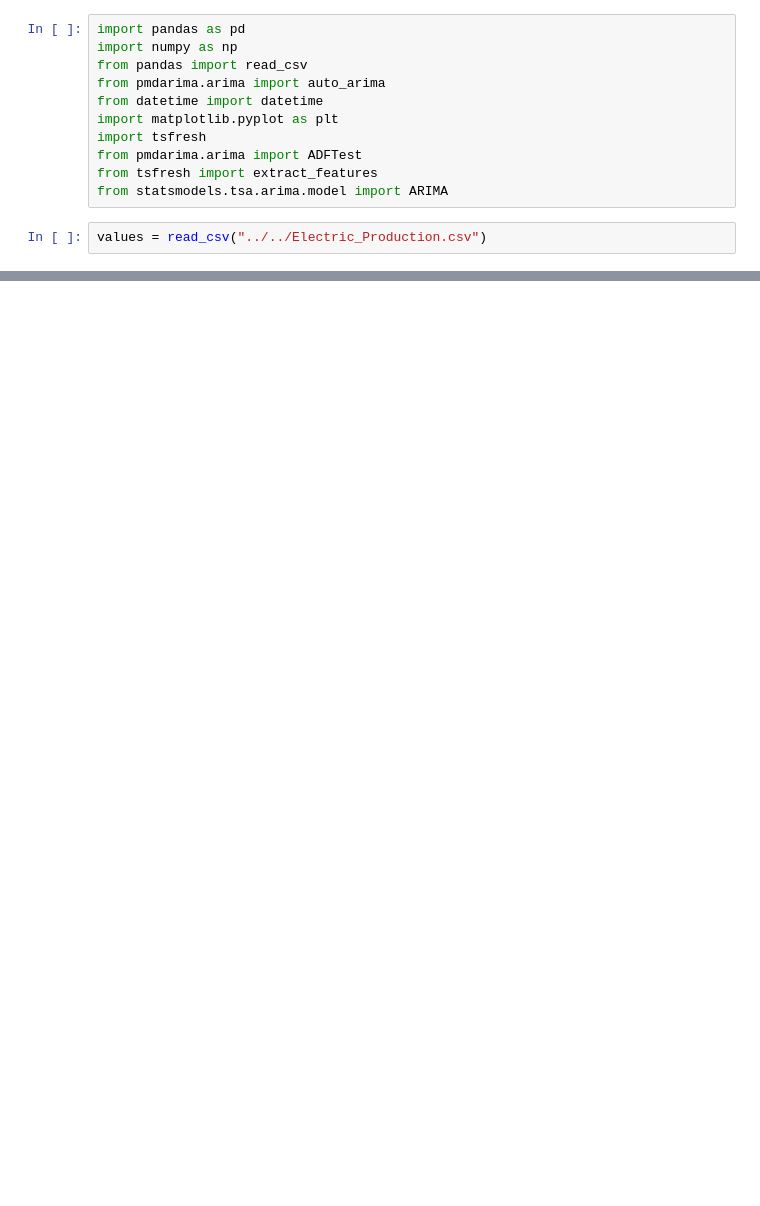
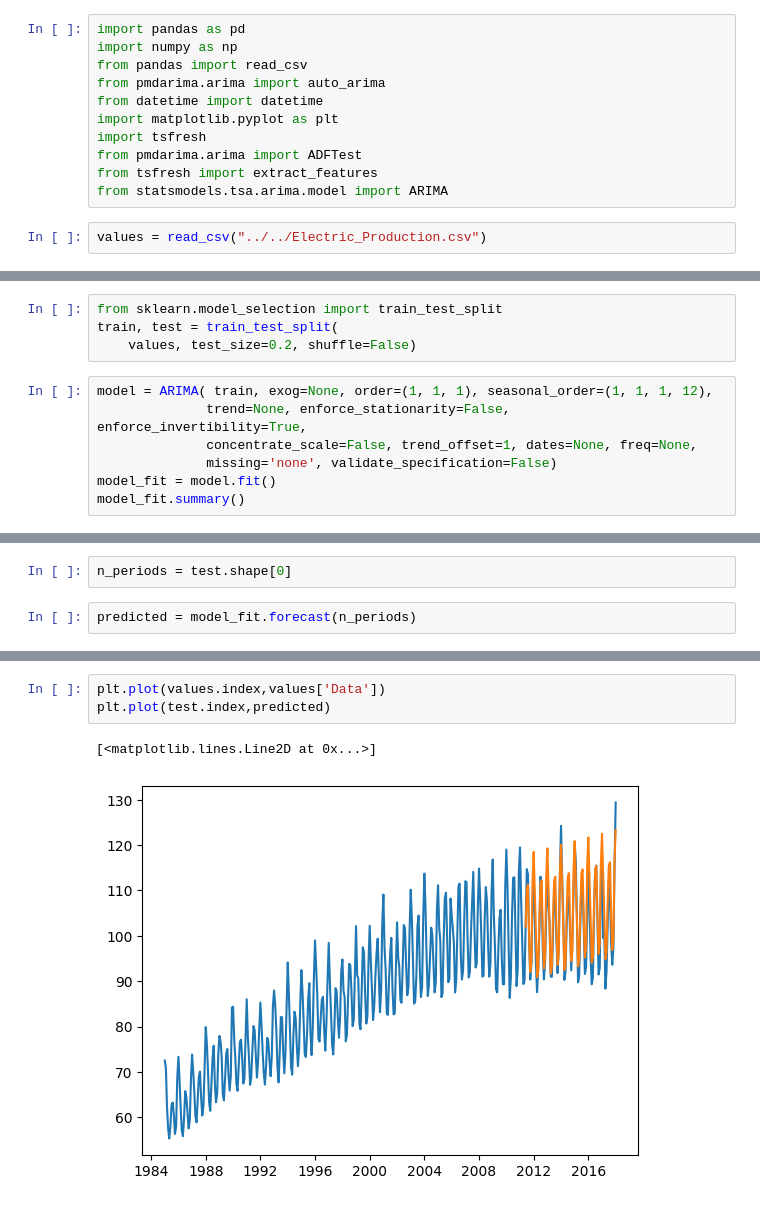
Before and after one commit to duyy1805/DoAn1, a Jupyter notebook: server/core/test2.ipynb, the cells around one changed output, grey strips where cells are left out. Drawn from its saved outputs; the diff is of its cells as text; blank space fills up the shorter version.

```diff
--- a/server/core/test2.ipynb
+++ b/server/core/test2.ipynb
@@ -39,0 +21,11 @@ Name: DATE, Length: 397, dtype: object
+# %%
+from sklearn.model_selection import train_test_split
+train, test = train_test_split(
+    values, test_size=0.2, shuffle=False)
+# %%
+model = ARIMA( train, exog=None, order=(1, 1, 1), seasonal_order=(1, 1, 1, 12),
+              trend=None, enforce_stationarity=False, enforce_invertibility=True,
+              concentrate_scale=False, trend_offset=1, dates=None, freq=None,
+              missing='none', validate_specification=False)
+model_fit = model.fit()
+model_fit.summary()
@@ -39,0 +53,4 @@ Name: DATE, Length: 397, dtype: object
+# %%
+n_periods = test.shape[0]
+# %%
+predicted = model_fit.forecast(n_periods)
@@ -39,0 +72,6 @@ Name: DATE, Length: 397, dtype: object
+# %%
+plt.plot(values.index,values['Data'])
+plt.plot(test.index,predicted)
+# %% [output]
+[<matplotlib.lines.Line2D at 0x...>]
+[figure, added]
```
Also changed, not shown: parts of 8 cells of this notebook, 7 other files.
